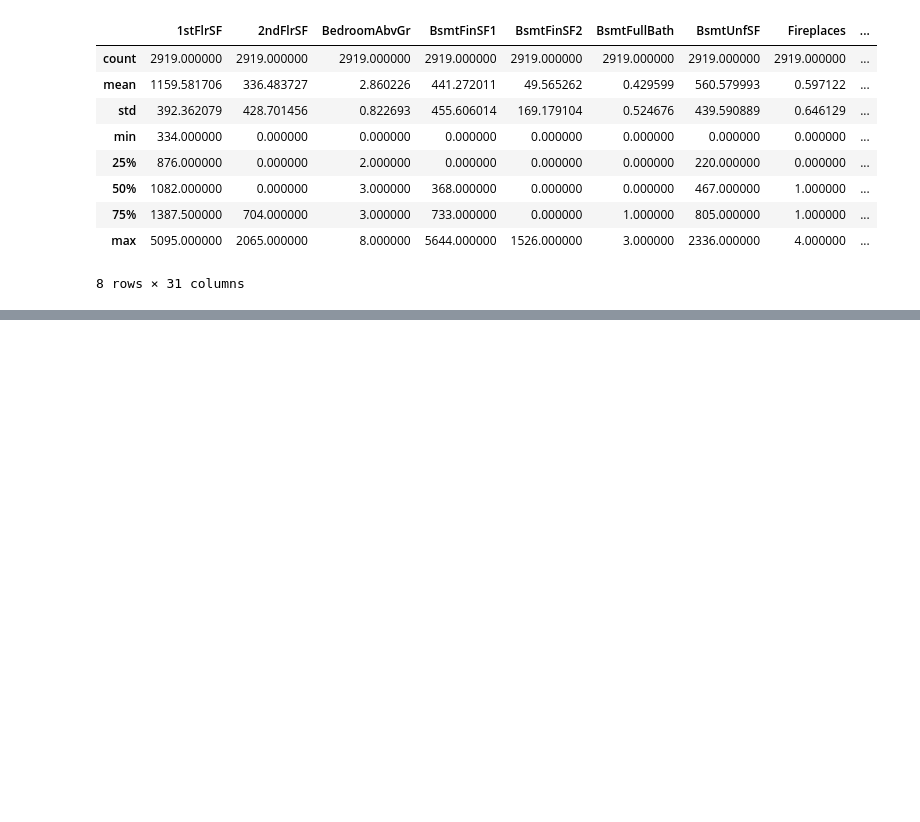
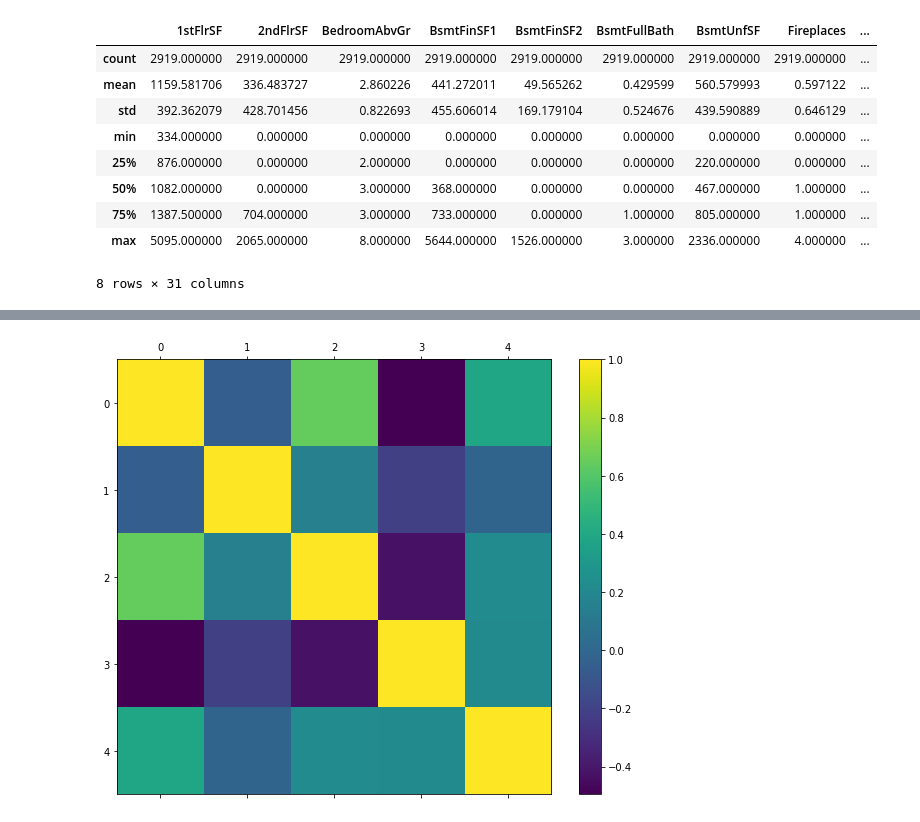
Before and after one commit to harimindi/Ames-Housing-Data, a Jupyter notebook: Ames Housing Dataset.ipynb, the cells around one changed output, grey strips where cells are left out. Saved outputs shown, nothing was run; the diff lists cells and outputs as text; code cells hidden in the pictures; blank space fills up the shorter version.

```diff
--- a/Ames Housing Dataset.ipynb
+++ b/Ames Housing Dataset.ipynb
@@ -493,0 +415,13 @@ df.describe()
+# %%
+Bsmt_rows= df['SalePrice'].notnull()
+#cor = df_train['BsmtFinSF1','BsmtFinSF2','BsmtFullBath','BsmtUnfSF'].corr()
+corr = df.loc[Bsmt_rows,['BsmtFinSF1','BsmtFinSF2','BsmtFullBath','BsmtUnfSF', 'SalePrice']].corr()
+# plot correlation matrix
+fig = plt.figure()
+ax = fig.add_subplot(111)
+cax = ax.matshow(corr)
+fig.colorbar(cax)
+
+plt.show()
+# %% [output]
+[figure, added]
```
Also changed, not shown: parts of 25 cells of this notebook.
